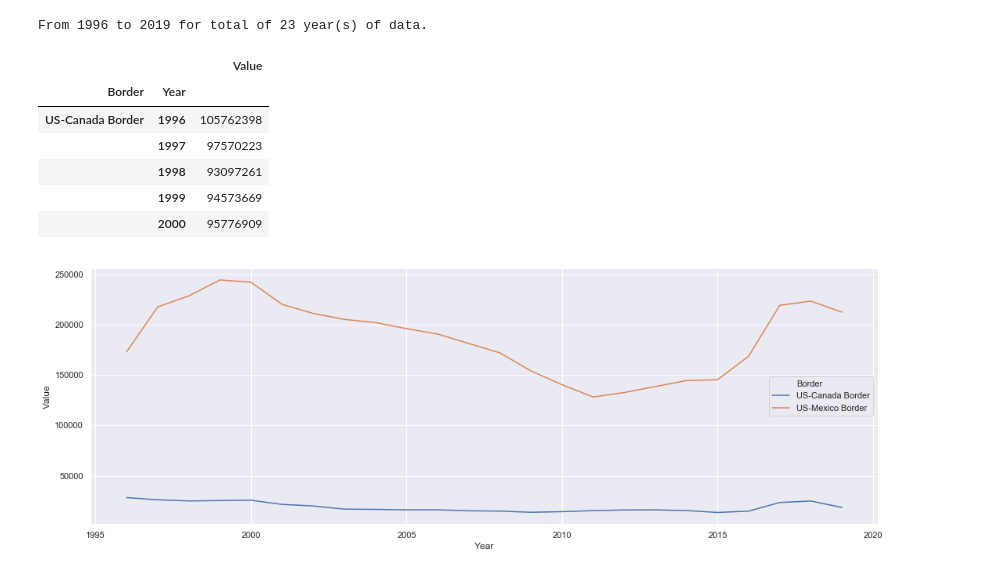
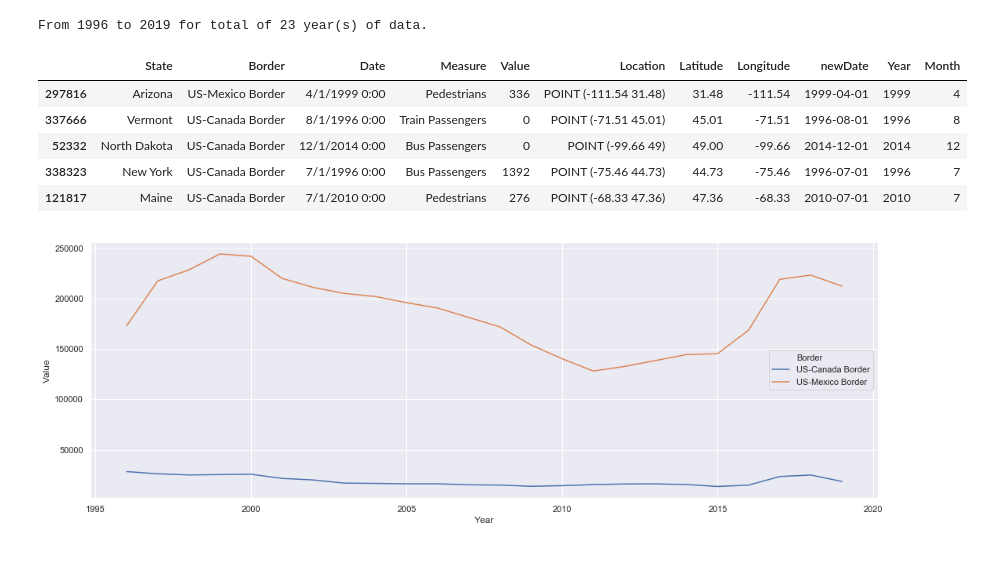
Before and after one commit to maxrgnt/economic-eda-by-state, a Jupyter notebook: EDA.ipynb, the cells around one changed output. Saved outputs shown, nothing was run; the diff lists cells and outputs as text; code cells hidden in the pictures.

```diff
--- a/EDA.ipynb
+++ b/EDA.ipynb
@@ -68,8 +63,8 @@ dtype: int64
 # %%
 # Break out Location into latitude and longitude
                 # substring from 'POINT( ' to ')' and split on ' ' grabbing first then second element set as float
-df['Latitude'] = df['Location'].str[len('POINT ('):-1].str.split(' ').str[0].astype(float)
-df['Longitude'] = df['Location'].str[len('POINT ('):-1].str.split(' ').str[1].astype(float)
+df['Latitude'] = df['Location'].str[len('POINT ('):-1].str.split(' ').str[1].astype(float)
+df['Longitude'] = df['Location'].str[len('POINT ('):-1].str.split(' ').str[0].astype(float)
 # %%
 # Handle the Date column
 df['newDate'] = pd.to_datetime(df['Date'])
@@ -84,15 +79,15 @@ print(f'From {minYear} to {maxYear} for total of {maxYear-minYear} year(s) of da
 # %% [output]
 From 1996 to 2019 for total of 23 year(s) of data.
 # %%
-df.groupby(['Border','Year'])[['Value']].sum().head()
+# df.groupby(['Border','Year'])[['Value']].sum().head()
+df = df.sample(10000)
 # %% [output]
-|  |  | Value |
-| Border | Year |  |
-| US-Canada Border | 1996 | 105762398 |
-|  | 1997 | 97570223 |
-|  | 1998 | 93097261 |
-|  | 1999 | 94573669 |
-|  | 2000 | 95776909 |
+|  | State | Border | Date | Measure | Value | Location | Latitude | Longitude | newDate | Year | Month |
+| 297816 | Arizona | US-Mexico Border | 4/1/1999 0:00 | Pedestrians | 336 | POINT (-111.54 31.48) | 31.48 | -111.54 | 1999-04-01 | 1999 | 4 |
+| 337666 | Vermont | US-Canada Border | 8/1/1996 0:00 | Train Passengers | 0 | POINT (-71.51 45.01) | 45.01 | -71.51 | 1996-08-01 | 1996 | 8 |
+| 52332 | North Dakota | US-Canada Border | 12/1/2014 0:00 | Bus Passengers | 0 | POINT (-99.66 49) | 49.00 | -99.66 | 2014-12-01 | 2014 | 12 |
+| 338323 | New York | US-Canada Border | 7/1/1996 0:00 | Bus Passengers | 1392 | POINT (-75.46 44.73) | 44.73 | -75.46 | 1996-07-01 | 1996 | 7 |
+| 121817 | Maine | US-Canada Border | 7/1/2010 0:00 | Pedestrians | 276 | POINT (-68.33 47.36) | 47.36 | -68.33 | 2010-07-01 | 2010 | 7 |
 # %%
 sns.set(rc={'figure.figsize':(18,6)})
 sns.lineplot(x = 'Year', y = 'Value', hue = 'Border', ci=None, data = df);
```
Also changed, not shown: parts of 6 cells of this notebook.
